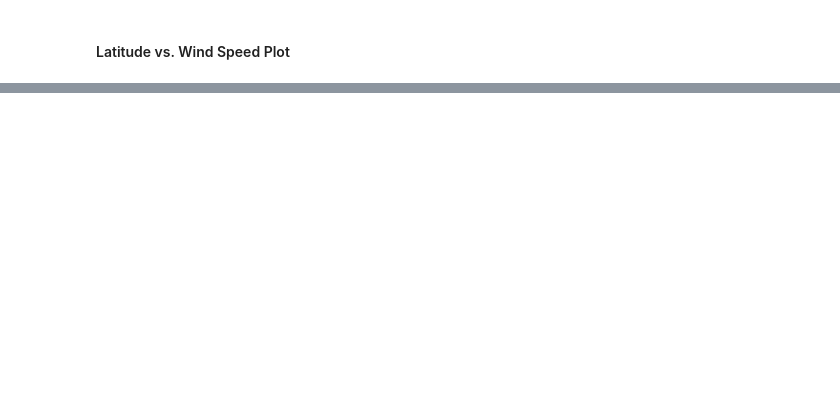
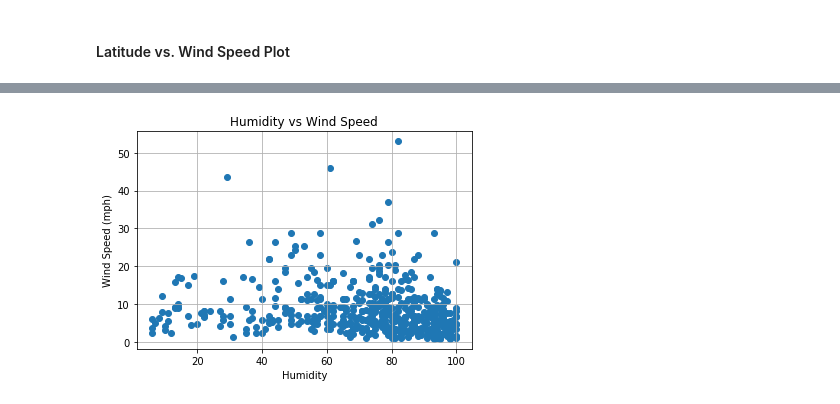
Before and after one commit to Dan-Bruen/API-Challenge, a Jupyter notebook: DBruen_WeatherPy.ipynb, the cells around one changed output, grey strips where cells are left out. Drawn from its saved outputs; the diff is of its cells as text; code cells hidden in the pictures; blank space fills up the shorter version.

```diff
--- a/DBruen_WeatherPy.ipynb
+++ b/DBruen_WeatherPy.ipynb
@@ -239,0 +292,12 @@ plt.savefig("windspeed-lat.png")
+# %%
+# Observation 3: higher Humidity decreases Wind Speed
+plt.scatter(city_weather["Humidity"], city_weather["Wind Speed"], marker="o")
+plt.title("Humidity vs Wind Speed")
+plt.ylabel("Wind Speed (mph)")
+plt.xlabel("Humidity")
+plt.grid(True)
+
+# Save & show
+plt.savefig("windspeed-humidity.png")
+# %% [output]
+[figure, added]
```
Also changed, not shown: parts of 15 cells of this notebook, 1 other file.
